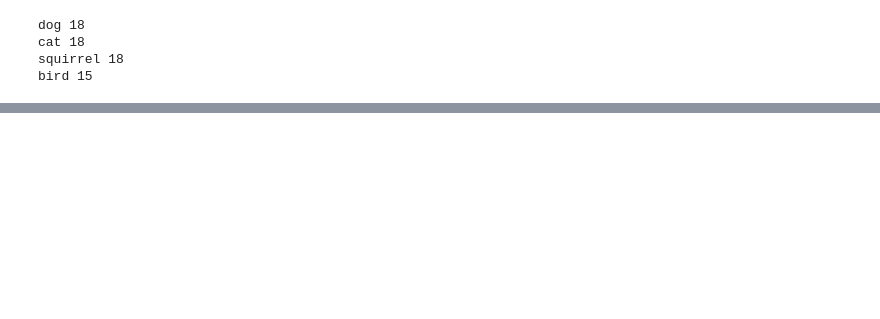
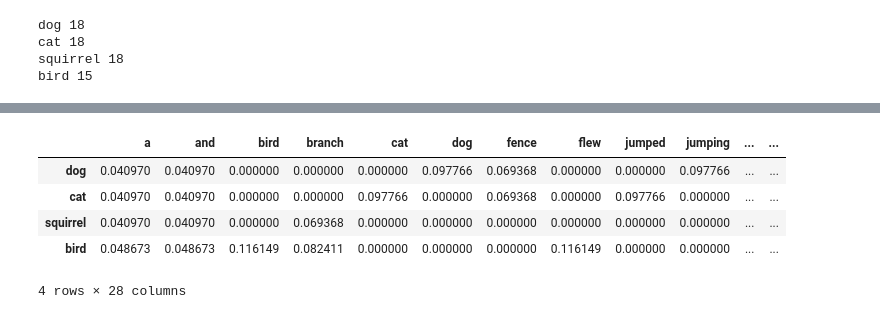
Before and after one commit to Hulalazz/meetup_stl_python_text_analysis, a Jupyter notebook: Text Analysis with Scikit-learn.ipynb, the cells around one changed output, grey strips where cells are left out. Saved outputs shown, nothing was run; the diff lists cells and outputs as text; code cells hidden in the pictures; blank space fills up the shorter version.

```diff
--- a/Text Analysis with Scikit-learn.ipynb
+++ b/Text Analysis with Scikit-learn.ipynb
@@ -149,0 +229,18 @@ bird 15
+# %%
+# Create an instance of a TfidfTransformer.
+tfidf = TfidfTransformer(norm='l1', use_idf=True, smooth_idf=False)
+
+# Created a weighted matrix.
+weighted_matrix = tfidf.fit_transform(long_count_matrix)
+# %%
+# Create a dataframe out of the count matrix with labels and columns names for easier reading.
+long_sent_weighted_df_with_idf = pd.DataFrame(weighted_matrix.todense(), index=[s.split()[1] for s in long_sentences],
+                                              columns=sorted(cv.vocabulary_))
+long_sent_weighted_df_with_idf
+# %% [output]
+|  | a | and | bird | branch | cat | dog | fence | flew | jumped | jumping | ... | ... |
+| dog | 0.040970 | 0.040970 | 0.000000 | 0.000000 | 0.000000 | 0.097766 | 0.069368 | 0.000000 | 0.000000 | 0.097766 | ... | ... |
+| cat | 0.040970 | 0.040970 | 0.000000 | 0.000000 | 0.097766 | 0.000000 | 0.069368 | 0.000000 | 0.097766 | 0.000000 | ... | ... |
+| squirrel | 0.040970 | 0.040970 | 0.000000 | 0.069368 | 0.000000 | 0.000000 | 0.000000 | 0.000000 | 0.000000 | 0.000000 | ... | ... |
+| bird | 0.048673 | 0.048673 | 0.116149 | 0.082411 | 0.000000 | 0.000000 | 0.000000 | 0.116149 | 0.000000 | 0.000000 | ... | ... |
+4 rows × 28 columns
```
Also changed, not shown: parts of 82 cells of this notebook, 3 other files.
